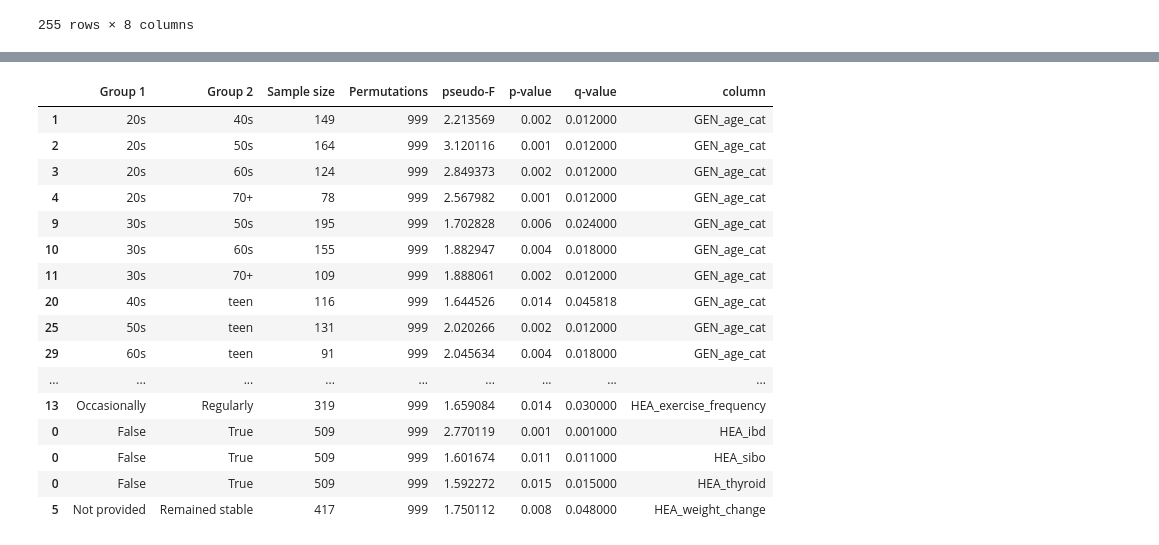
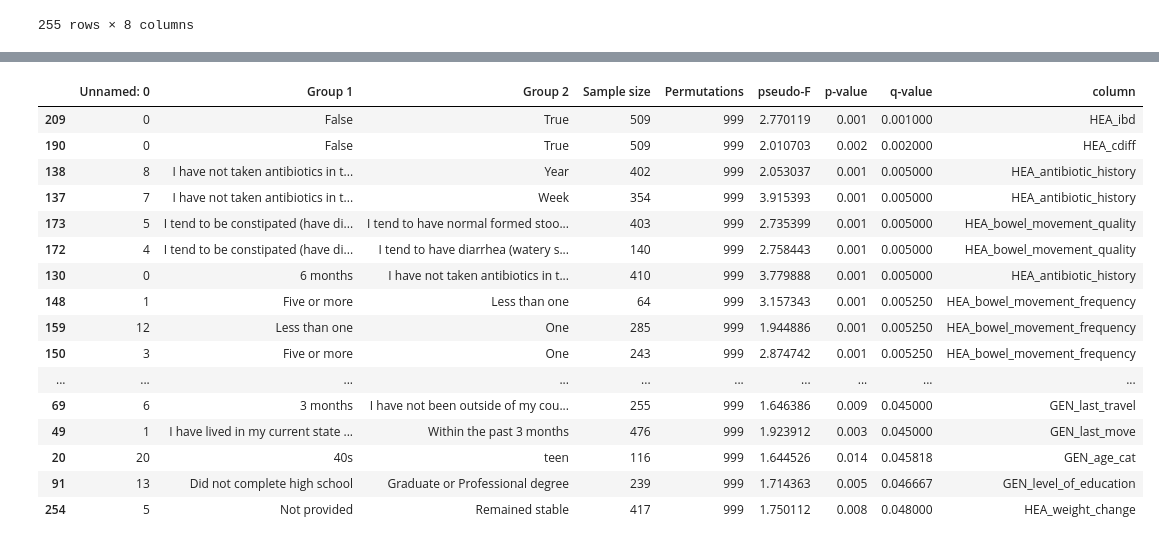
Before and after one commit to annawet/Poop-Power, a Jupyter notebook: w7_poop_BetaDiversity.ipynb, the cells around one changed output, grey strips where cells are left out. Cells and saved outputs as stored; diff of their text form; code cells hidden in the pictures.

```diff
--- a/w7_poop_BetaDiversity.ipynb
+++ b/w7_poop_BetaDiversity.ipynb
@@ -391,21 +393,23 @@ df_empty.to_csv(f'{data_dir}/uw_unifrac_significance.csv')
 # %%
 #these are all the paired comparisons from permanova, where the q-value is below significance-level
-df_empty[df_empty['q-value']<0.05]
+df_unifrac_sig = pd.read_csv(f'{data_dir}/uw_unifrac_significance.csv')
+df_significant = df_unifrac_sig[df_unifrac_sig['q-value']<0.05]
+df_significant.sort_values(by = 'q-value')
 # %% [output]
-|  | Group 1 | Group 2 | Sample size | Permutations | pseudo-F | p-value | q-value | column |
-| 1 | 20s | 40s | 149 | 999 | 2.213569 | 0.002 | 0.012000 | GEN_age_cat |
-| 2 | 20s | 50s | 164 | 999 | 3.120116 | 0.001 | 0.012000 | GEN_age_cat |
-| 3 | 20s | 60s | 124 | 999 | 2.849373 | 0.002 | 0.012000 | GEN_age_cat |
-| 4 | 20s | 70+ | 78 | 999 | 2.567982 | 0.001 | 0.012000 | GEN_age_cat |
-| 9 | 30s | 50s | 195 | 999 | 1.702828 | 0.006 | 0.024000 | GEN_age_cat |
-| 10 | 30s | 60s | 155 | 999 | 1.882947 | 0.004 | 0.018000 | GEN_age_cat |
-| 11 | 30s | 70+ | 109 | 999 | 1.888061 | 0.002 | 0.012000 | GEN_age_cat |
-| 20 | 40s | teen | 116 | 999 | 1.644526 | 0.014 | 0.045818 | GEN_age_cat |
-| 25 | 50s | teen | 131 | 999 | 2.020266 | 0.002 | 0.012000 | GEN_age_cat |
-| 29 | 60s | teen | 91 | 999 | 2.045634 | 0.004 | 0.018000 | GEN_age_cat |
-| ... | ... | ... | ... | ... | ... | ... | ... | ... |
-| 13 | Occasionally | Regularly | 319 | 999 | 1.659084 | 0.014 | 0.030000 | HEA_exercise_frequency |
-| 0 | False | True | 509 | 999 | 2.770119 | 0.001 | 0.001000 | HEA_ibd |
-| 0 | False | True | 509 | 999 | 1.601674 | 0.011 | 0.011000 | HEA_sibo |
-| 0 | False | True | 509 | 999 | 1.592272 | 0.015 | 0.015000 | HEA_thyroid |
-| 5 | Not provided | Remained stable | 417 | 999 | 1.750112 | 0.008 | 0.048000 | HEA_weight_change |
+|  | Unnamed: 0 | Group 1 | Group 2 | Sample size | Permutations | pseudo-F | p-value | q-value | column |
+| 209 | 0 | False | True | 509 | 999 | 2.770119 | 0.001 | 0.001000 | HEA_ibd |
+| 190 | 0 | False | True | 509 | 999 | 2.010703 | 0.002 | 0.002000 | HEA_cdiff |
+| 138 | 8 | I have not taken antibiotics in t... | Year | 402 | 999 | 2.053037 | 0.001 | 0.005000 | HEA_antibiotic_history |
+| 137 | 7 | I have not taken antibiotics in t... | Week | 354 | 999 | 3.915393 | 0.001 | 0.005000 | HEA_antibiotic_history |
+| 173 | 5 | I tend to be constipated (have di... | I tend to have normal formed stoo... | 403 | 999 | 2.735399 | 0.001 | 0.005000 | HEA_bowel_movement_quality |
+| 172 | 4 | I tend to be constipated (have di... | I tend to have diarrhea (watery s... | 140 | 999 | 2.758443 | 0.001 | 0.005000 | HEA_bowel_movement_quality |
+| 130 | 0 | 6 months | I have not taken antibiotics in t... | 410 | 999 | 3.779888 | 0.001 | 0.005000 | HEA_antibiotic_history |
+| 148 | 1 | Five or more | Less than one | 64 | 999 | 3.157343 | 0.001 | 0.005250 | HEA_bowel_movement_frequency |
+| 159 | 12 | Less than one | One | 285 | 999 | 1.944886 | 0.001 | 0.005250 | HEA_bowel_movement_frequency |
+| 150 | 3 | Five or more | One | 243 | 999 | 2.874742 | 0.001 | 0.005250 | HEA_bowel_movement_frequency |
+| ... | ... | ... | ... | ... | ... | ... | ... | ... | ... |
+| 69 | 6 | 3 months | I have not been outside of my cou... | 255 | 999 | 1.646386 | 0.009 | 0.045000 | GEN_last_travel |
+| 49 | 1 | I have lived in my current state ... | Within the past 3 months | 476 | 999 | 1.923912 | 0.003 | 0.045000 | GEN_last_move |
+| 20 | 20 | 40s | teen | 116 | 999 | 1.644526 | 0.014 | 0.045818 | GEN_age_cat |
+| 91 | 13 | Did not complete high school | Graduate or Professional degree | 239 | 999 | 1.714363 | 0.005 | 0.046667 | GEN_level_of_education |
+| 254 | 5 | Not provided | Remained stable | 417 | 999 | 1.750112 | 0.008 | 0.048000 | HEA_weight_change |
```
Also changed, not shown: parts of 1 cell of this notebook, 4 other files.
